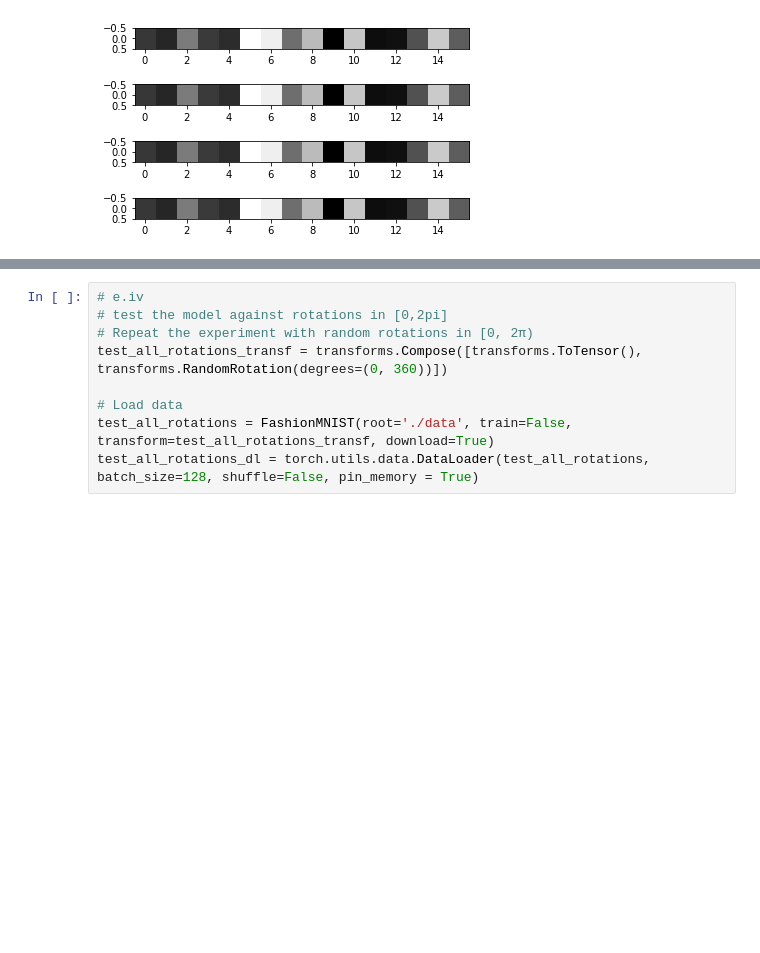
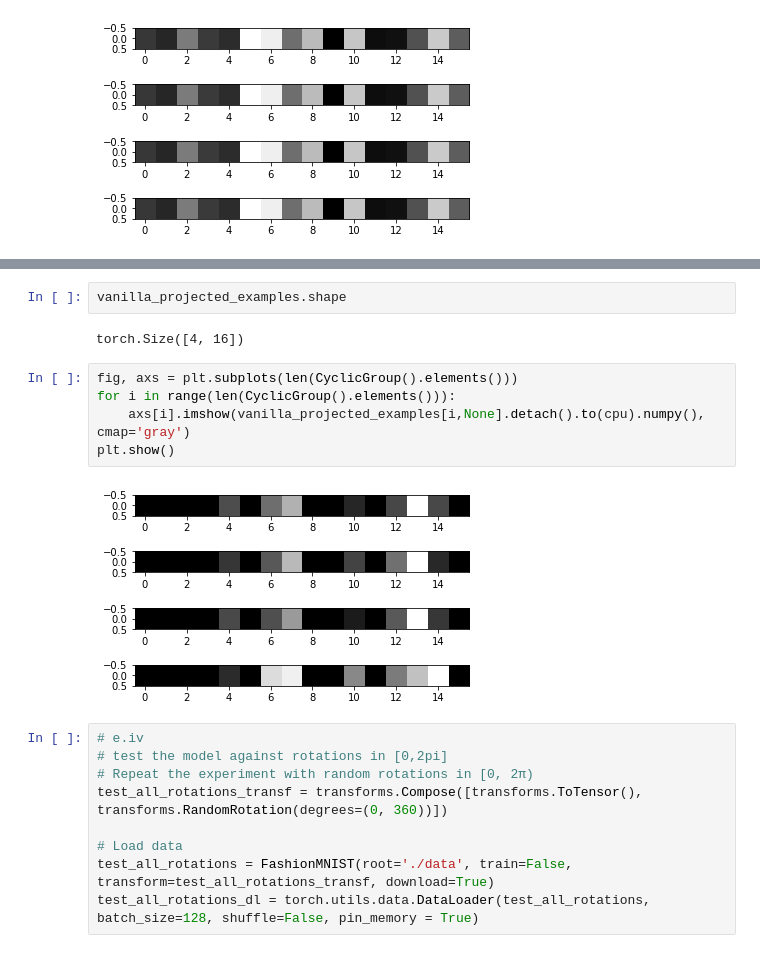
Before and after one commit to GabrieleSerussi/Group-Convolutional-Neural-Networks, a Jupyter notebook: notebook.ipynb, the cells around one changed output, grey strips where cells are left out. Drawn from its saved outputs; the diff is of its cells as text; blank space fills up the shorter version.

```diff
--- a/notebook.ipynb
+++ b/notebook.ipynb
@@ -122,3 +130,14 @@ plt.show()
+# %%
+vanilla_projected_examples.shape
+# %% [output]
+torch.Size([4, 16])
+# %%
+fig, axs = plt.subplots(len(CyclicGroup().elements()))
+for i in range(len(CyclicGroup().elements())):
+    axs[i].imshow(vanilla_projected_examples[i,None].detach().to(cpu).numpy(), cmap='gray')
+plt.show()
+# %% [output]
+[figure, added]
 # %%
 # e.iv
 # test the model against rotations in [0,2pi]
```
Also changed, not shown: parts of 8 cells of this notebook, 2 other files.
